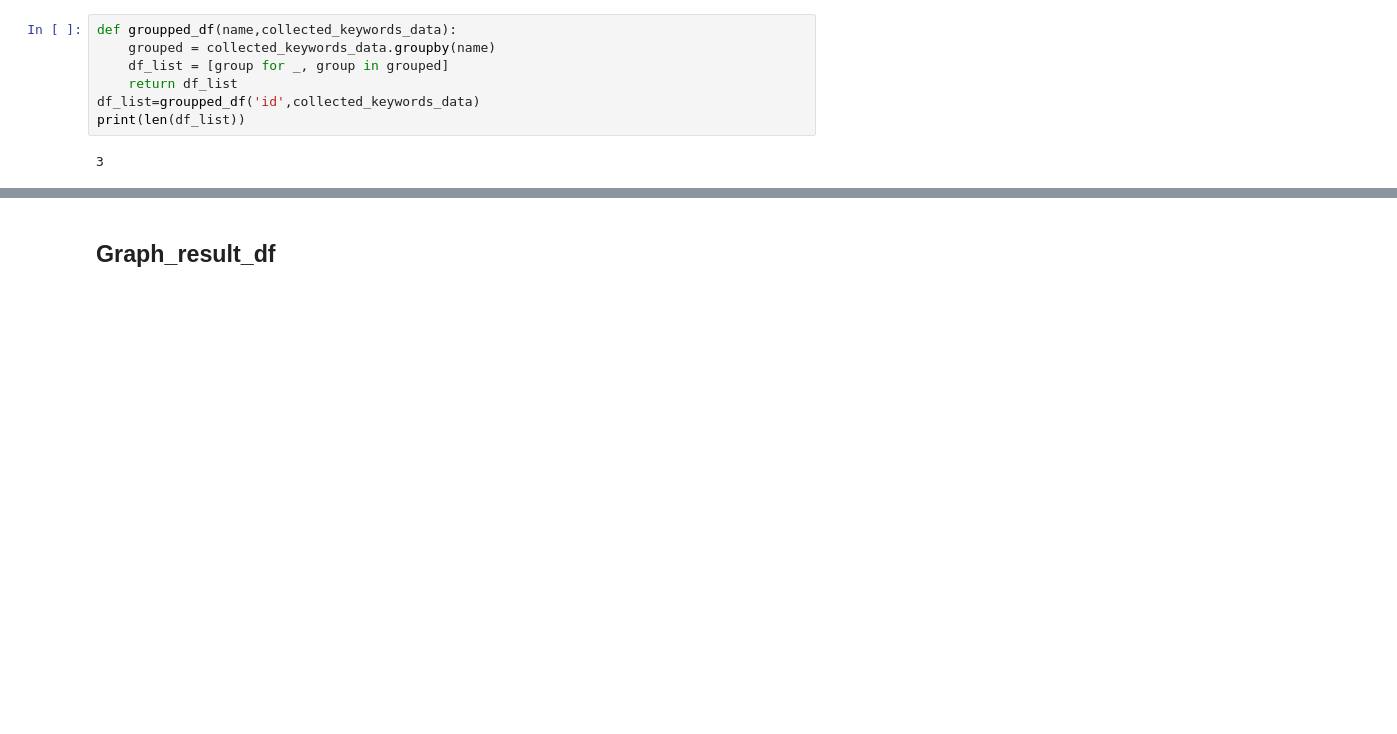
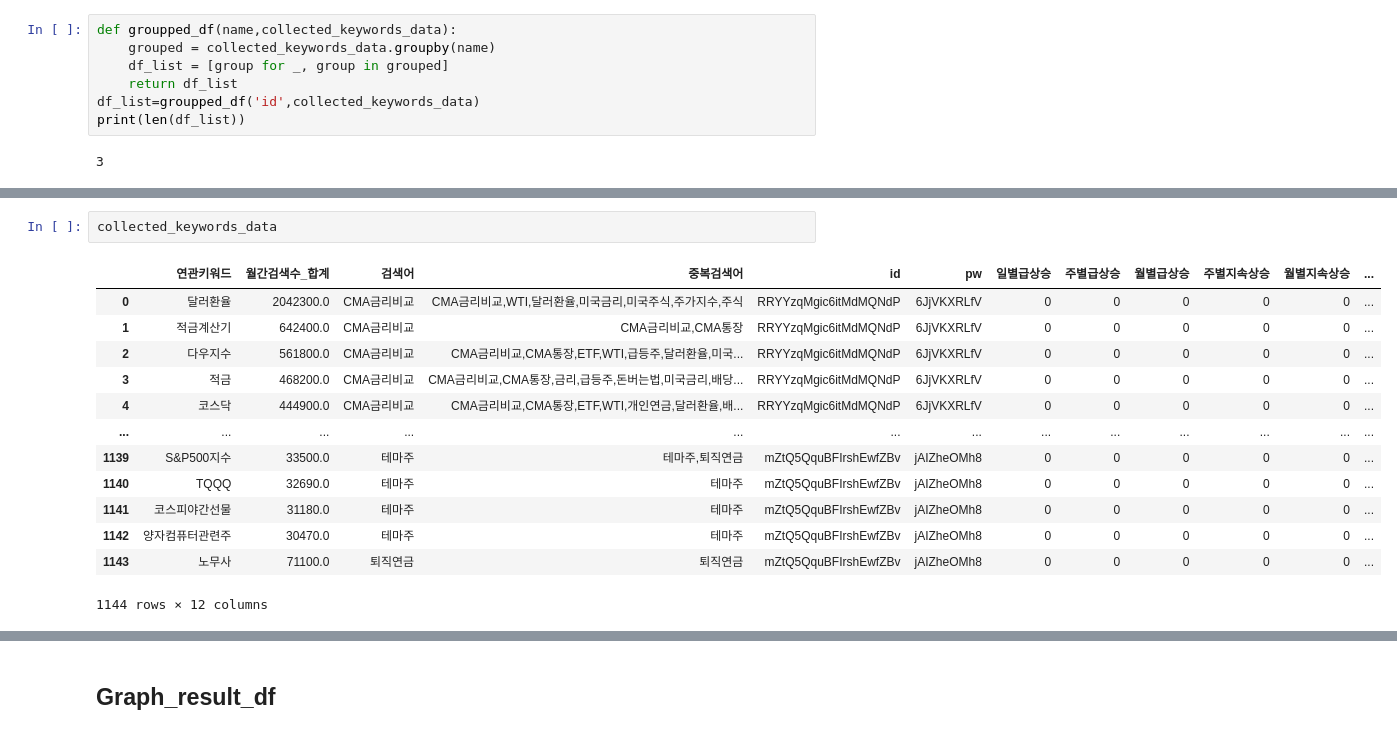
Before and after one commit to rse112/FinTrendX, a Jupyter notebook: main_file.ipynb, the cells around one changed output, grey strips where cells are left out. Cells and saved outputs as stored; diff of their text form; blank space fills up the shorter version.

```diff
--- a/main_file.ipynb
+++ b/main_file.ipynb
@@ -348,0 +352,16 @@ Analysis completed in 102.38911867141724 seconds.
+# %%
+collected_keywords_data
+# %% [output]
+|  | 연관키워드 | 월간검색수_합계 | 검색어 | 중복검색어 | id | pw | 일별급상승 | 주별급상승 | 월별급상승 | 주별지속상승 | 월별지속상승 | ... |
+| 0 | 달러환율 | 2042300.0 | CMA금리비교 | CMA금리비교,WTI,달러환율,미국금리,미국주식,주가지수,주식 | RRYYzqMgic6itMdMQNdP | 6JjVKXRLfV | 0 | 0 | 0 | 0 | 0 | ... |
+| 1 | 적금계산기 | 642400.0 | CMA금리비교 | CMA금리비교,CMA통장 | RRYYzqMgic6itMdMQNdP | 6JjVKXRLfV | 0 | 0 | 0 | 0 | 0 | ... |
+| 2 | 다우지수 | 561800.0 | CMA금리비교 | CMA금리비교,CMA통장,ETF,WTI,급등주,달러환율,미국... | RRYYzqMgic6itMdMQNdP | 6JjVKXRLfV | 0 | 0 | 0 | 0 | 0 | ... |
+| 3 | 적금 | 468200.0 | CMA금리비교 | CMA금리비교,CMA통장,금리,급등주,돈버는법,미국금리,배당... | RRYYzqMgic6itMdMQNdP | 6JjVKXRLfV | 0 | 0 | 0 | 0 | 0 | ... |
+| 4 | 코스닥 | 444900.0 | CMA금리비교 | CMA금리비교,CMA통장,ETF,WTI,개인연금,달러환율,배... | RRYYzqMgic6itMdMQNdP | 6JjVKXRLfV | 0 | 0 | 0 | 0 | 0 | ... |
+| ... | ... | ... | ... | ... | ... | ... | ... | ... | ... | ... | ... | ... |
+| 1139 | S&P500지수 | 33500.0 | 테마주 | 테마주,퇴직연금 | mZtQ5QquBFIrshEwfZBv | jAIZheOMh8 | 0 | 0 | 0 | 0 | 0 | ... |
+| 1140 | TQQQ | 32690.0 | 테마주 | 테마주 | mZtQ5QquBFIrshEwfZBv | jAIZheOMh8 | 0 | 0 | 0 | 0 | 0 | ... |
+| 1141 | 코스피야간선물 | 31180.0 | 테마주 | 테마주 | mZtQ5QquBFIrshEwfZBv | jAIZheOMh8 | 0 | 0 | 0 | 0 | 0 | ... |
+| 1142 | 양자컴퓨터관련주 | 30470.0 | 테마주 | 테마주 | mZtQ5QquBFIrshEwfZBv | jAIZheOMh8 | 0 | 0 | 0 | 0 | 0 | ... |
+| 1143 | 노무사 | 71100.0 | 퇴직연금 | 퇴직연금 | mZtQ5QquBFIrshEwfZBv | jAIZheOMh8 | 0 | 0 | 0 | 0 | 0 | ... |
+1144 rows × 12 columns
```
Also changed, not shown: parts of 14 cells of this notebook, 8 other files.
